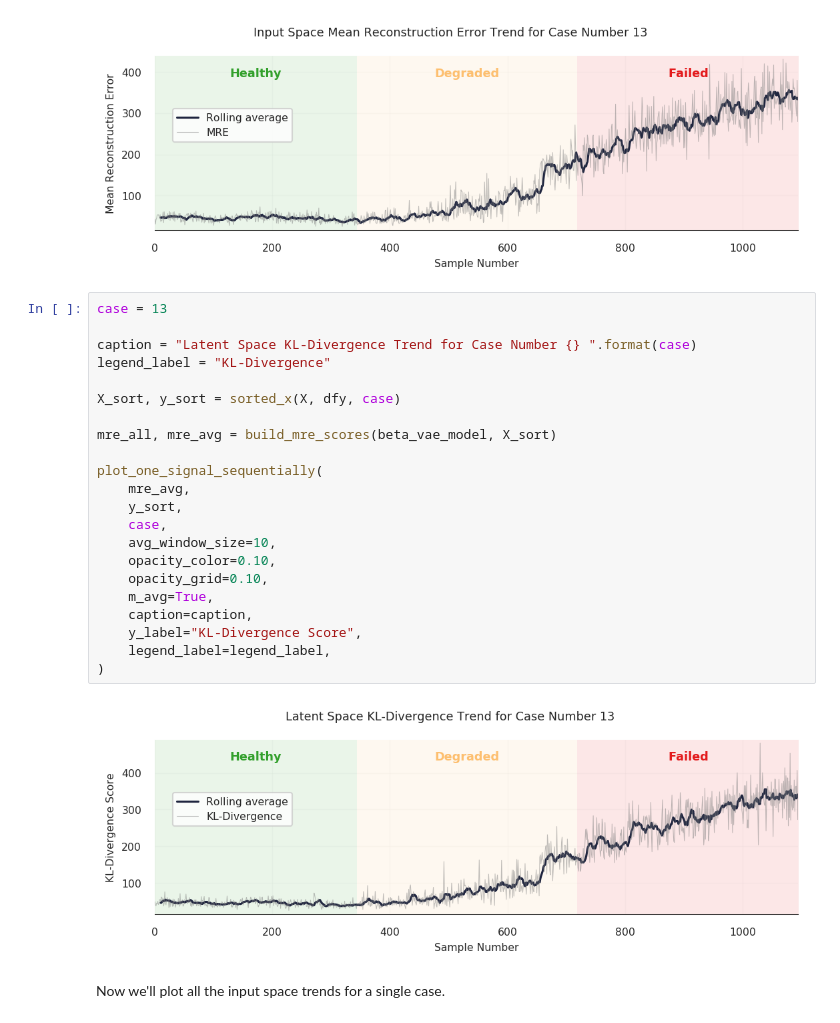
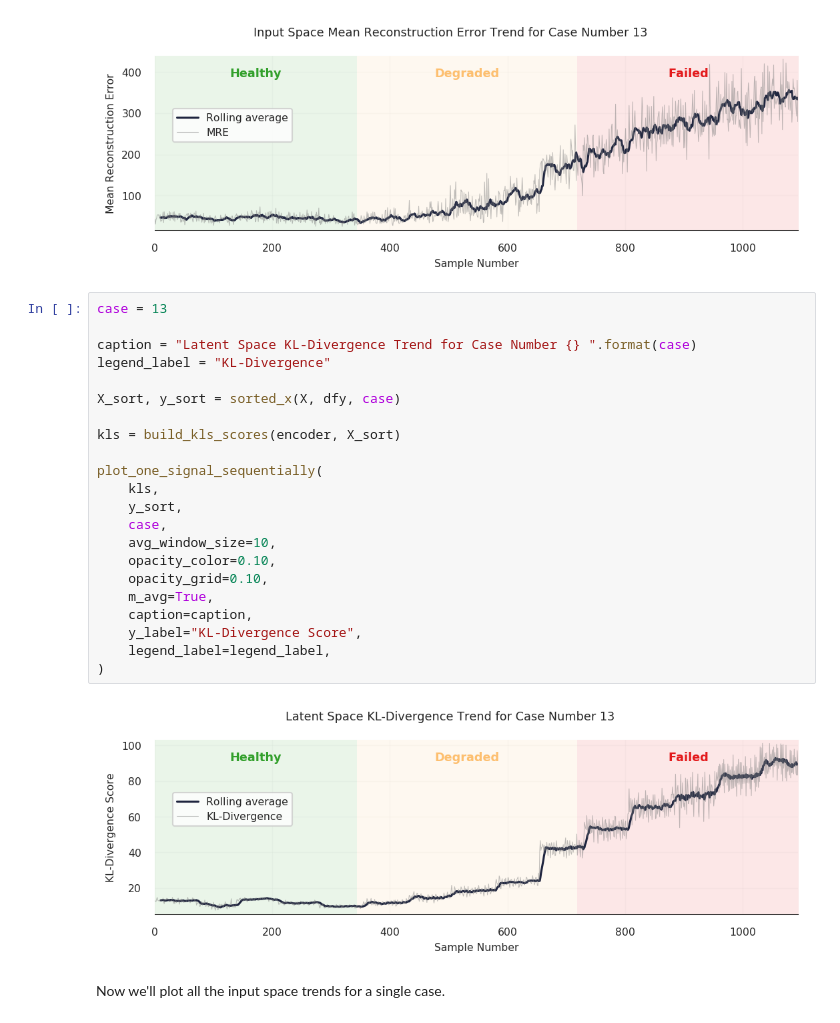
Before and after one commit to tvhahn/ml-tool-wear, a Jupyter notebook: milling-tool-wear-beta-vae.ipynb, the cells around one changed output. Drawn from its saved outputs; the diff is of its cells as text.

```diff
--- a/milling-tool-wear-beta-vae.ipynb
+++ b/milling-tool-wear-beta-vae.ipynb
@@ -2196,27 +2196,27 @@ plot_one_signal_sequentially(
 # %%
 case = 13
 
 caption = "Latent Space KL-Divergence Trend for Case Number {} ".format(case)
 legend_label = "KL-Divergence"
 
 X_sort, y_sort = sorted_x(X, dfy, case)
 
-mre_all, mre_avg = build_mre_scores(beta_vae_model, X_sort)
+kls = build_kls_scores(encoder, X_sort)
 
 plot_one_signal_sequentially(
-    mre_avg,
+    kls,
     y_sort,
     case,
     avg_window_size=10,
     opacity_color=0.10,
     opacity_grid=0.10,
     m_avg=True,
     caption=caption,
     y_label="KL-Divergence Score",
     legend_label=legend_label,
 )
 # %% [output]
-[figure, old version]
+[figure, new version]
 # %% [markdown]
 Now we'll plot all the input space trends for a single case.
 # %%
```
Also changed, not shown: parts of 3 cells of this notebook.
